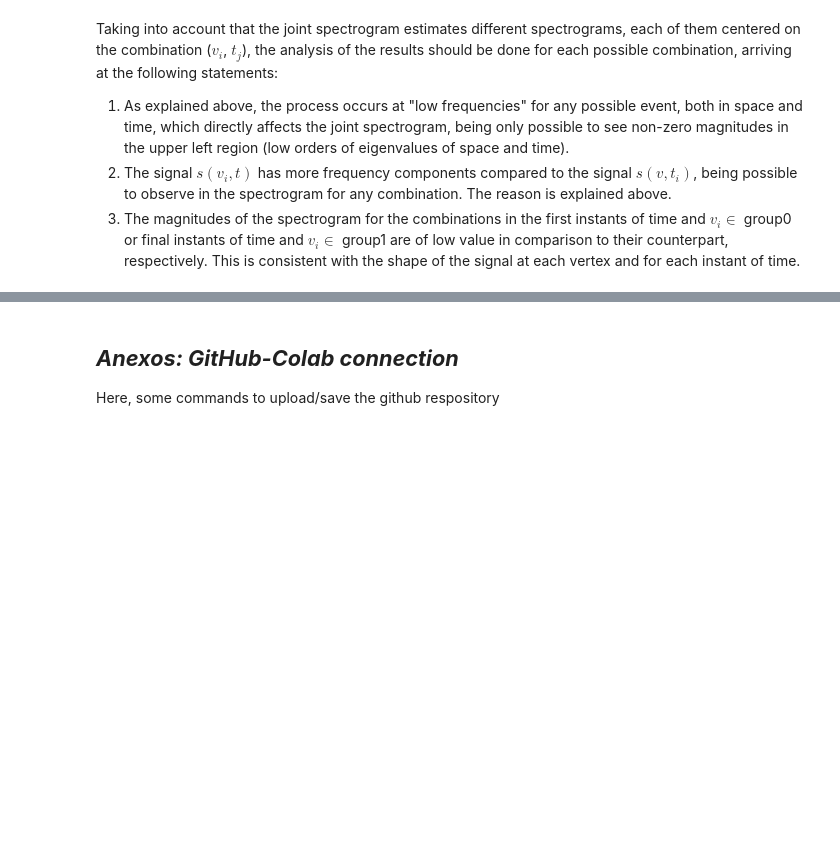
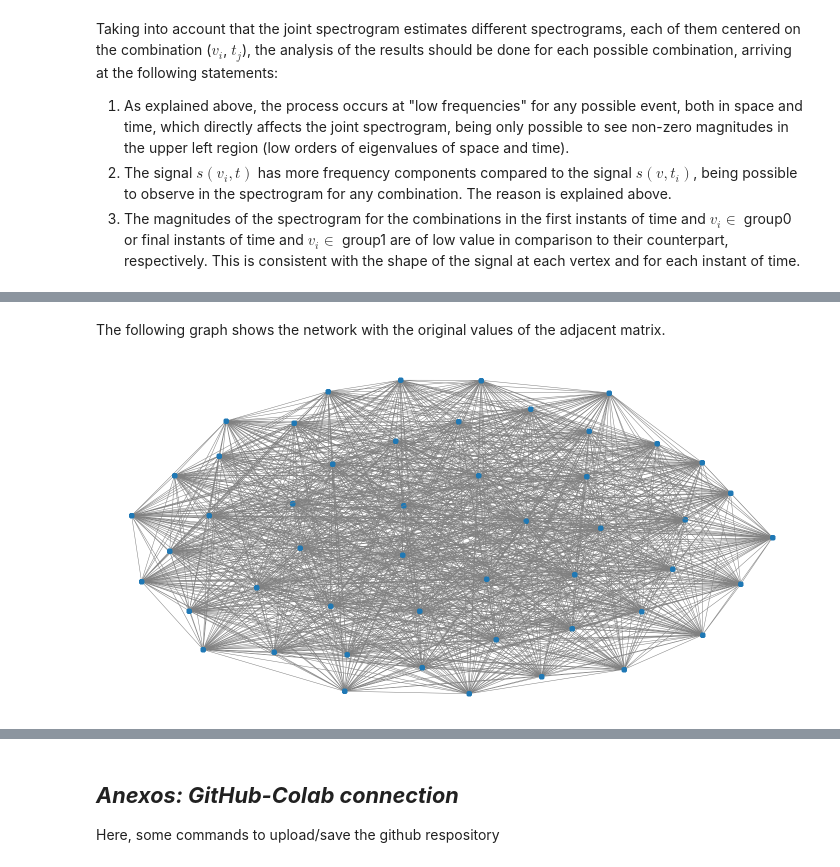
Before and after one commit to TEAM-IMT/air-polution-sensor, a Jupyter notebook: GFT_sensors.ipynb, the cells around one changed output, grey strips where cells are left out. Drawn from its saved outputs; the diff is of its cells as text; code cells hidden in the pictures; blank space fills up the shorter version.

Commit message:
AddRealDataTatiana

```diff
--- a/GFT_sensors.ipynb
+++ b/GFT_sensors.ipynb
@@ -227,0 +257,3 @@ Taking into account that the joint spectrogram estimates different spectrograms,
+# %%
+W = pd.read_csv('data/Pune_SensorLocationDistances.csv',header=0).set_index('0')
+W.describe()
@@ -227,0 +292,8 @@ Taking into account that the joint spectrogram estimates different spectrograms,
+# %% [markdown]
+The following graph shows the network with the original values of the adjacent matrix.
+# %%
+G = graphs.Graph(W)
+G.set_coordinates()
+plot_graph(G)
+# %% [output]
+[figure, added]
```
Also changed, not shown: parts of 33 cells of this notebook, 1 other file.
